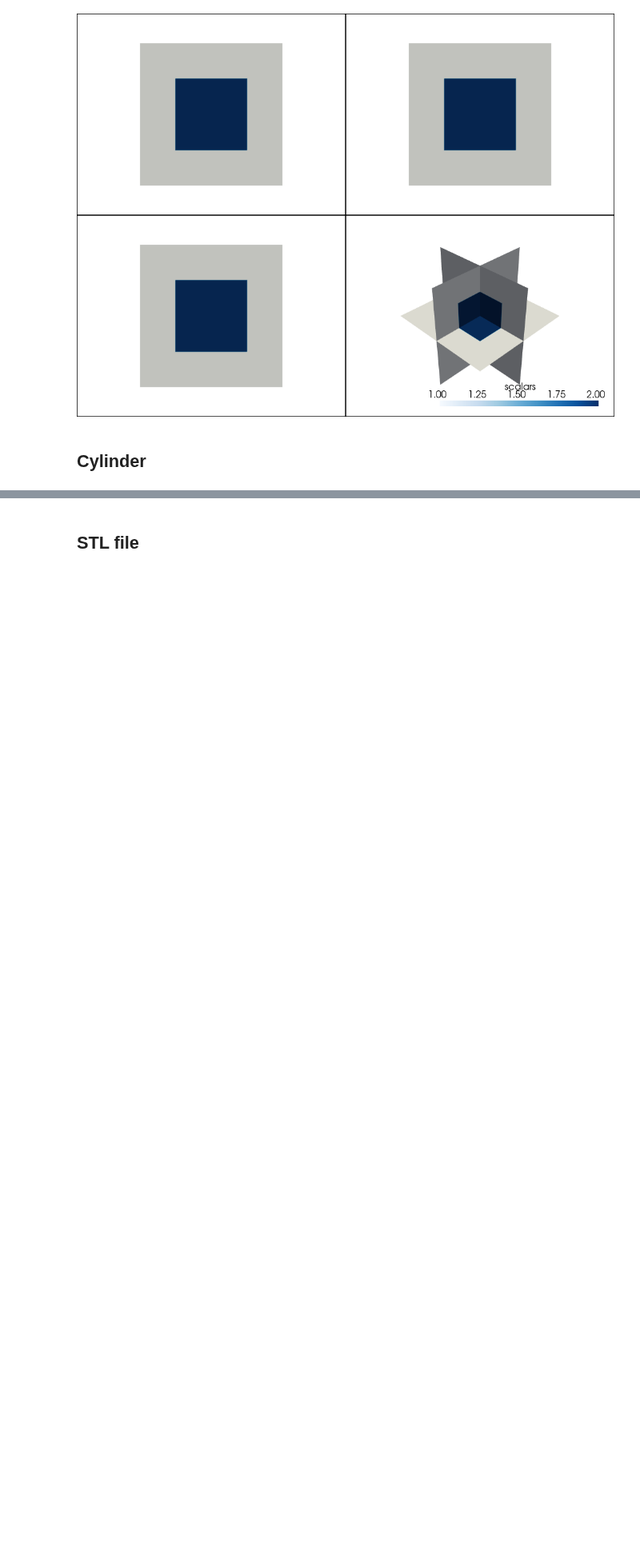
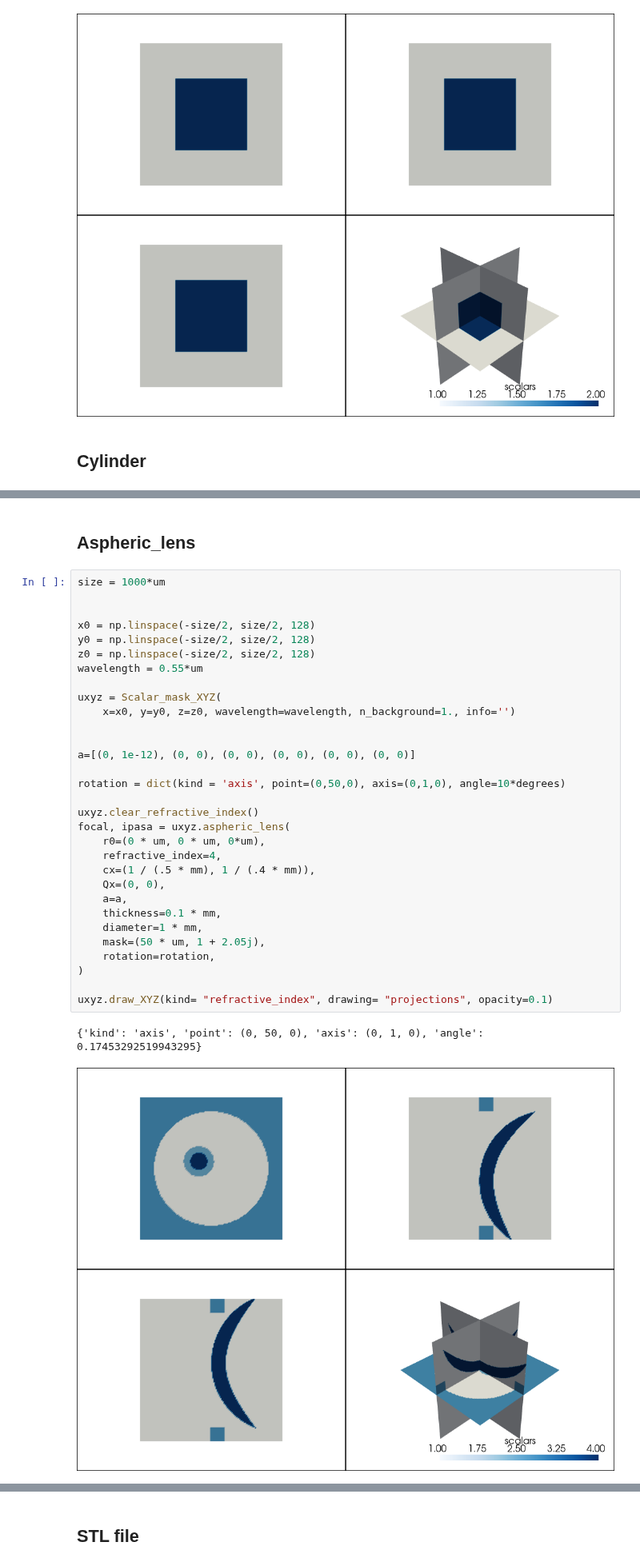
Before and after one commit to aocg-ucm/diffractio, a Jupyter notebook: docs/source/tutorial_scalar/scalar_XYZ/masks_xyz.ipynb, the cells around one changed output, grey strips where cells are left out. Shown at 80% size. Drawn from its saved outputs; the diff is of its cells as text; blank space fills up the shorter version.

```diff
--- a/docs/source/tutorial_scalar/scalar_XYZ/masks_xyz.ipynb
+++ b/docs/source/tutorial_scalar/scalar_XYZ/masks_xyz.ipynb
@@ -85,2 +74,38 @@ uxyz.draw_XYZ(kind= "refractive_index", drawing= "projections", filename='n_cyli
 # %% [output]
 [figure]
+# %% [markdown]
+## Aspheric_lens
+# %%
+size = 1000*um
+
+
+x0 = np.linspace(-size/2, size/2, 128)
+y0 = np.linspace(-size/2, size/2, 128)
+z0 = np.linspace(-size/2, size/2, 128)
+wavelength = 0.55*um
+
+uxyz = Scalar_mask_XYZ(
+    x=x0, y=y0, z=z0, wavelength=wavelength, n_background=1., info='')
+
+
+a=[(0, 1e-12), (0, 0), (0, 0), (0, 0), (0, 0), (0, 0)]
+
+rotation = dict(kind = 'axis', point=(0,50,0), axis=(0,1,0), angle=10*degrees)
+
+uxyz.clear_refractive_index()
+focal, ipasa = uxyz.aspheric_lens(
+    r0=(0 * um, 0 * um, 0*um),
+    refractive_index=4,
+    cx=(1 / (.5 * mm), 1 / (.4 * mm)),
+    Qx=(0, 0),
+    a=a,
+    thickness=0.1 * mm,
+    diameter=1 * mm,
+    mask=(50 * um, 1 + 2.05j),
+    rotation=rotation,
+)
+
+uxyz.draw_XYZ(kind= "refractive_index", drawing= "projections", opacity=0.1)
+# %% [output]
+{'kind': 'axis', 'point': (0, 50, 0), 'axis': (0, 1, 0), 'angle': 0.17453292519943295}
+[figure, added]
```
Also changed, not shown: parts of 7 cells of this notebook, 9 other files.
